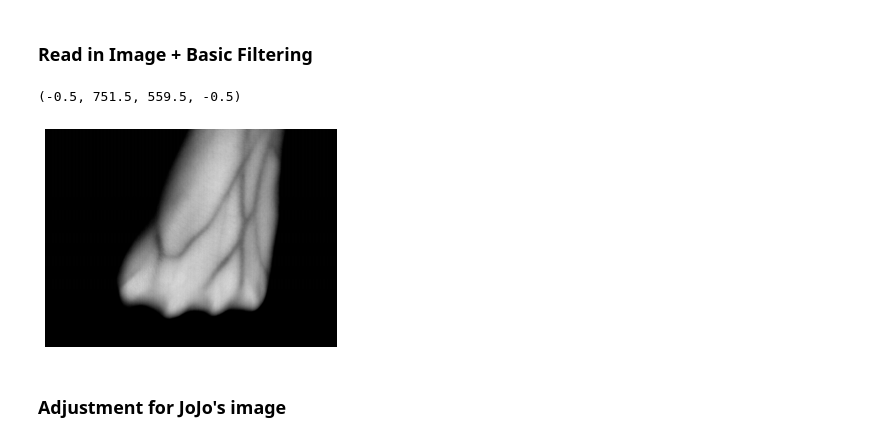
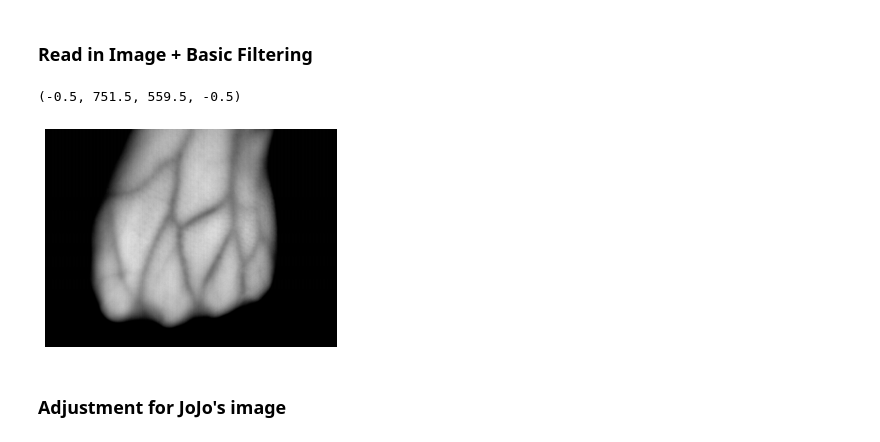
Before and after one commit to Jstambaugh00/BMESeniorDesignTeam7, a Jupyter notebook: UpdatedImageProcessing.ipynb, the cells around one changed output. Cells and saved outputs as stored; diff of their text form; code cells hidden in the pictures.

```diff
--- a/UpdatedImageProcessing.ipynb
+++ b/UpdatedImageProcessing.ipynb
@@ -18,16 +18,16 @@ from skimage.transform import probabilistic_hough_line
 # %%
 # run this or jojo's (next code block)
 
 # Read Image
-img = plt.imread('hand.png')
+img = plt.imread('hand2.png')
 #img = plt.imread('jojo4_bottom.jpg')
 
 # Show image
 plt.imshow(img)
 plt.axis('off')
 # %% [output]
 (-0.5, 751.5, 559.5, -0.5)
-[figure, old version]
+[figure, new version]
 # %% [markdown]
 ### Adjustment for JoJo's image
 # %%
```
Also changed, not shown: parts of 13 cells of this notebook, 13 other files.
